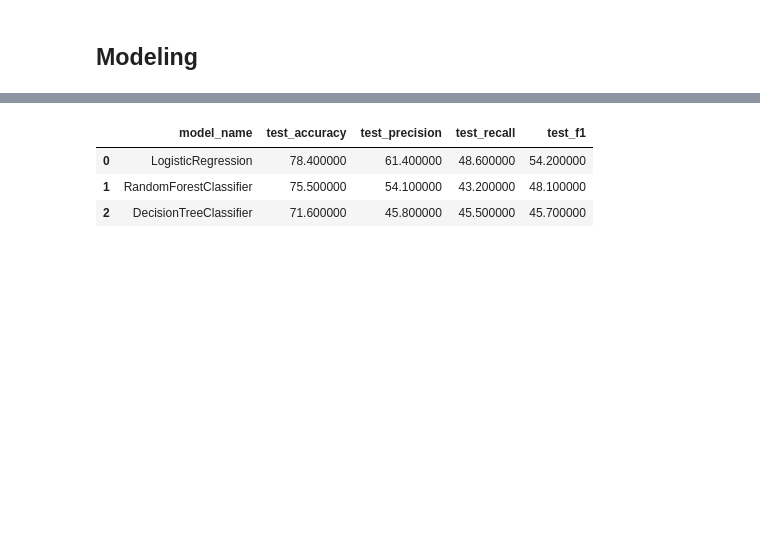
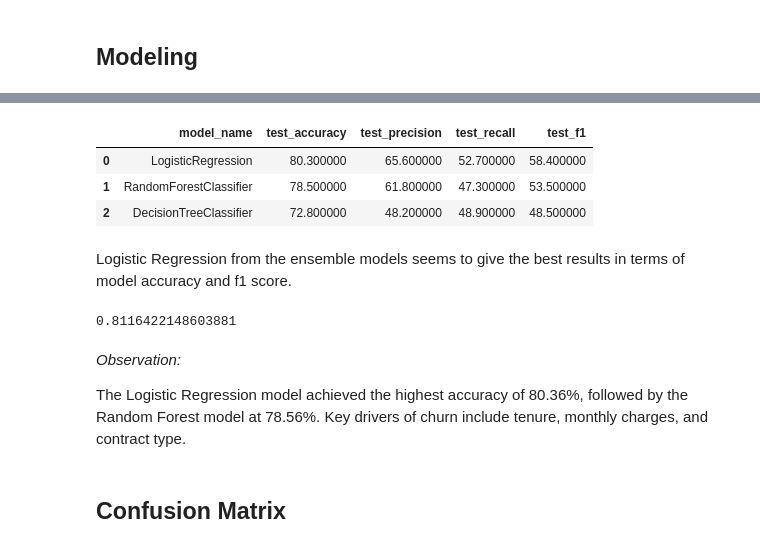
Before and after one commit to LoiseWK/Customer_Churn_Prediction, a Jupyter notebook: Customer_Churn.ipynb, the cells around one changed output, grey strips where cells are left out. Cells and saved outputs as stored; diff of their text form; code cells hidden in the pictures; blank space fills up the shorter version.

Commit message:
'Modeling'

```diff
--- a/Customer_Churn.ipynb
+++ b/Customer_Churn.ipynb
@@ -387,10 +387,2 @@ X_test_encoded = pd.DataFrame(encoder.transform(X_test[categorical_cols]).toarra
 # %% [markdown]
 ## Modeling
-# %%
-logreg = LogisticRegression()
-logreg.fit(X_train_encoded, y_train)
-y_pred_logreg = logreg.predict(X_test_encoded)
-
-logistic_accuracy = accuracy_score(y_test, y_pred_logreg)
-print("Logistic Regression Accuracy:", logistic_accuracy)
-print("Classification Report:\n", classification_report(y_test, y_pred_logreg))
@@ -408,21 +389,11 @@ weighted avg       0.78      0.79      0.78      2113
-# %%
-dt = DecisionTreeClassifier()
-dt.fit(X_train_encoded, y_train)
-y_pred_dt = dt.predict(X_test_encoded)
-# %%
-rf = RandomForestClassifier(n_estimators=100)
-rf.fit(X_train_encoded, y_train)
-y_pred_rf = rf.predict(X_test_encoded)
 # %%
-models=[
-    #Ensemble
+#Defining models
+models = [
+    LogisticRegression(max_iter=1000),
     RandomForestClassifier(),
-    DecisionTreeClassifier,
-    #Linear Models
-    LogisticRegressionCV(),
-    RidgeClassifierCV(),
-
+    DecisionTreeClassifier(),
 ]
+#Defining Scoring metrics
 metrics_cols = ['model_name','test_accuracy','test_precision','test_recall','test_f1']
 
 model_name=[]
@@ -431,31 +402,43 @@ test_precision=[]
 test_recall=[]
 test_f1=[]
 # %%
-models = [
-    LogisticRegression(),
-    RandomForestClassifier(),
-    DecisionTreeClassifier()
-]
-
-models_scores_no = pd.DataFrame(columns = ["accuracy","roc_auc", "f1", "precision", "recall"])
+scoring = ['accuracy','precision', 'recall', 'f1']
 
 for model in models:
-    cv_results = cross_validate(model, X_train_encoded, y_train, cv=5,
+    cv_results = cross_validate(model, X_train_final, y_train, cv=5,
                                                 scoring=scoring, return_train_score=True)
     model_name.append(model.__class__.__name__)
     test_acuracy.append(round(cv_results['test_accuracy'].mean(),3)*100)
     test_precision.append(round(cv_results['test_precision'].mean(),3)*100)
     test_recall.append(round(cv_results['test_recall'].mean(),3)*100)
     test_f1.append(round(cv_results['test_f1'].mean(),3)*100)
 
 metrics_data = [model_name, test_acuracy, test_precision, test_recall, test_f1]
 m = {n:m for n,m in zip(metrics_cols,metrics_data)}
 model_metrics = pd.DataFrame(m)
+# Sorting and styling DataFrame
 model_metrics = model_metrics.sort_values('test_accuracy', ascending=False)
 metrics_styled = model_metrics.style.background_gradient(subset=['test_accuracy', 'test_f1'], cmap='summer')
 metrics_styled
 # %% [output]
 |  | model_name | test_accuracy | test_precision | test_recall | test_f1 |
-| 0 | LogisticRegression | 78.400000 | 61.400000 | 48.600000 | 54.200000 |
-| 1 | RandomForestClassifier | 75.500000 | 54.100000 | 43.200000 | 48.100000 |
-| 2 | DecisionTreeClassifier | 71.600000 | 45.800000 | 45.500000 | 45.700000 |
+| 0 | LogisticRegression | 80.300000 | 65.600000 | 52.700000 | 58.400000 |
+| 1 | RandomForestClassifier | 78.500000 | 61.800000 | 47.300000 | 53.500000 |
+| 2 | DecisionTreeClassifier | 72.800000 | 48.200000 | 48.900000 | 48.500000 |
+# %% [markdown]
+Logistic Regression from the ensemble models seems to give the best results in terms of model accuracy and f1 score.
+# %%
+final_model=LogisticRegression(max_iter=1000)
+final_model.fit(X_train_final, y_train)
+train_pred = final_model.predict(X_train_final)
+test_pred = final_model.predict(X_test_final)
+
+final_model.score(X_test_final, y_test)
+# %% [output]
+0.8116422148603881
+# %% [markdown]
+*Observation:*
+
+The Logistic Regression model achieved the highest accuracy of 80.36%, followed by the Random Forest model at 78.56%. Key drivers of churn include tenure, monthly charges, and contract type.
+# %% [markdown]
+## Confusion Matrix
```
Also changed, not shown: parts of 8 cells of this notebook.
